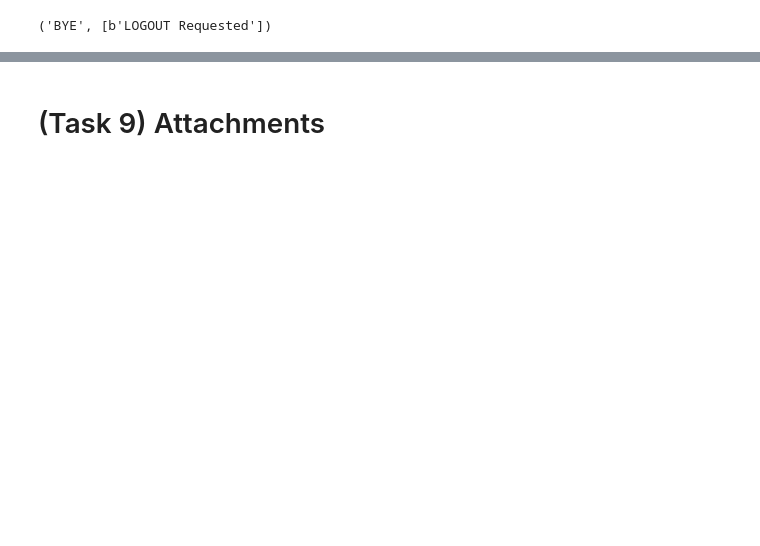
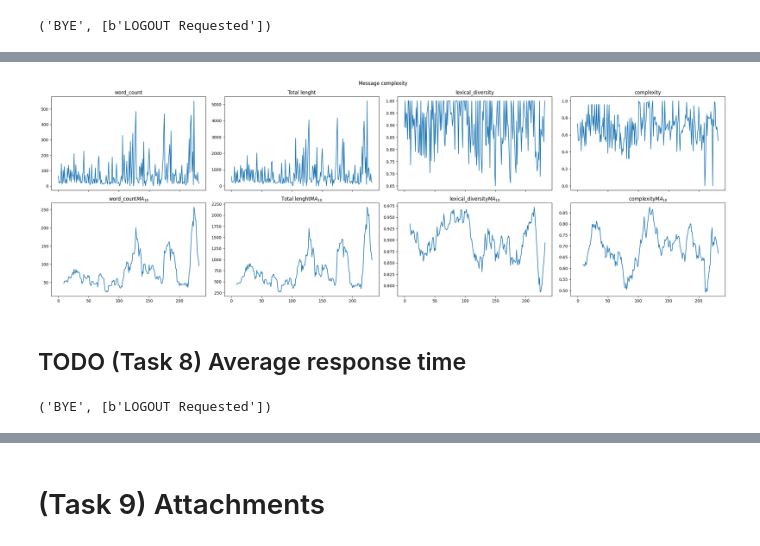
Before and after one commit to Ziverael/Studies2, a Jupyter notebook: ud/list2.ipynb, the cells around one changed output, grey strips where cells are left out. Saved outputs shown, nothing was run; the diff lists cells and outputs as text; code cells hidden in the pictures; blank space fills up the shorter version.

```diff
--- a/ud/list2.ipynb
+++ b/ud/list2.ipynb
@@ -594,2 +615,7 @@ my_messages_details = (
 # %%
-my_messages_details["Body"]
+bodies = my_messages_details["Body"].to_list()
+bodies_tokens = []
+for b in bodies:
+    if not b:
+        continue
+    bodies_tokens.append(extract_tokens(b))
@@ -611 +622,14 @@ shape: (233,)
+# %%
+freq_dict = word_difficulty.build_freqdist()
+# %%
+scaler = MinMaxScaler()
+sentense_simplicity: list[float] = []
+for tokens in bodies_tokens:
+    if len(tokens) == 0:
+        sentense_simplicity.append(0.0)
+        continue
+    sentense_simplicity.append((sum(map(lambda x: freq_dict[x], tokens)) / len(tokens)))
+# %%
+sentense_complexity = 1.0 - scaler.fit_transform(np.array(sentense_simplicity).reshape(-1, 1))
+my_messages_details = my_messages_details.with_columns(pl.Series(name="complexity", values=sentense_complexity.reshape(-1)))
 # %%
@@ -673,0 +645,22 @@ shape: (233, 6)
+# %%
+fig, axs = plt.subplots(2, 4, figsize=(24, 8), sharex=True)
+# Using dates on Ox provides ugly spaces, because of mailing frequencies
+
+cols = ["word_count", "Total lenght", "lexical_diversity", "complexity"]
+for idx, col in enumerate(cols):
+    vals = my_messages_details[col]
+    current_ax = axs.flatten()[idx]
+    current_ax.plot(vals)
+    current_ax.set_title(col)
+
+    ma_ax = axs.flatten()[idx+4]
+    ma_ax.plot(vals.rolling_mean(window_size=10))
+    ma_ax.set_title(f"{col} " + "$MA_{10}$")
+
+
+plt.suptitle("Message complexity")
+plt.tight_layout()
+# %% [output]
+[figure, added]
+# %% [markdown]
+## TODO (Task 8) Average response time
@@ -673,0 +678,6 @@ shape: (233, 6)
+# %%
+imap = GmailIMAP(USER_AUTH.user, USER_AUTH.password)
+full_content = get_message_content_with_users(imap, MAILS_TO_DOWNLOAD_COUNT, BATCH_SIZE, pickle_path="data/contents.pkl")
+imap.conn.logout()
+# %% [output]
+('BYE', [b'LOGOUT Requested'])
```
Also changed, not shown: parts of 28 cells of this notebook, 4 other files.
